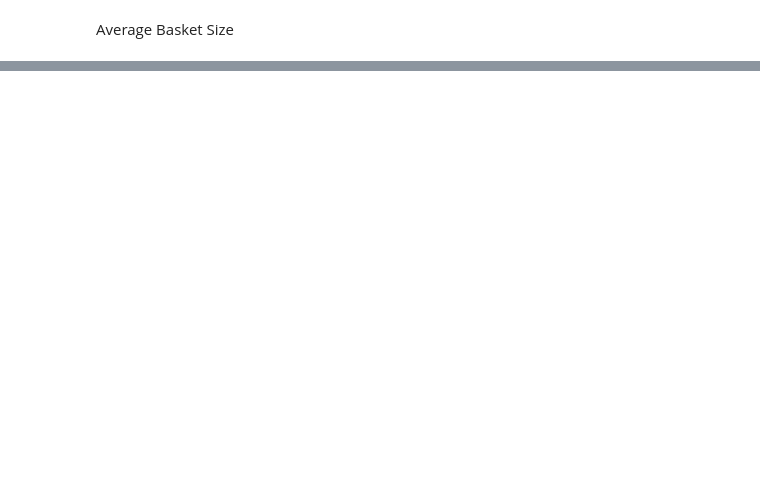
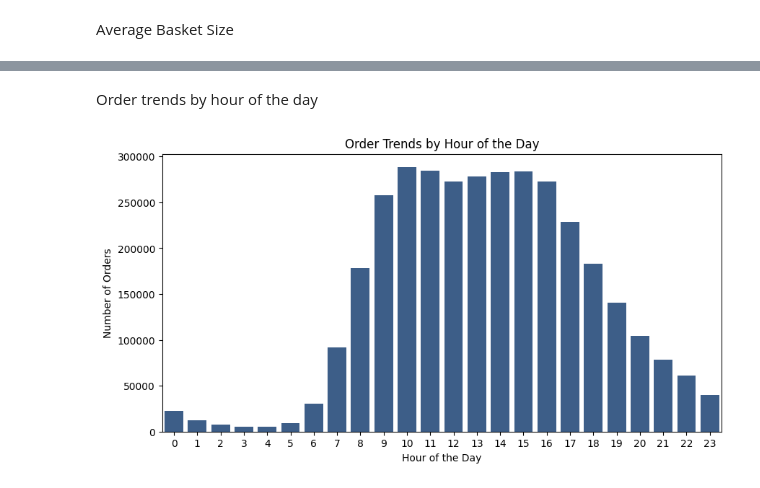
Before and after one commit to shubhi925/stratify_project, a Jupyter notebook: eda.ipynb, the cells around one changed output, grey strips where cells are left out. Drawn from its saved outputs; the diff is of its cells as text; code cells hidden in the pictures; blank space fills up the shorter version.

```diff
--- a/eda.ipynb
+++ b/eda.ipynb
@@ -236,0 +230,11 @@ plt.show()
+# %% [markdown]
+Order trends by hour of the day
+# %%
+plt.figure(figsize=(10,5))
+sns.countplot(data=orders_df, x='order_hour_of_day', color="#305D94")
+plt.xlabel("Hour of the Day")
+plt.ylabel("Number of Orders")
+plt.title("Order Trends by Hour of the Day")
+plt.show()
+# %% [output]
+[figure, added]
```
Also changed, not shown: parts of 9 cells of this notebook.
